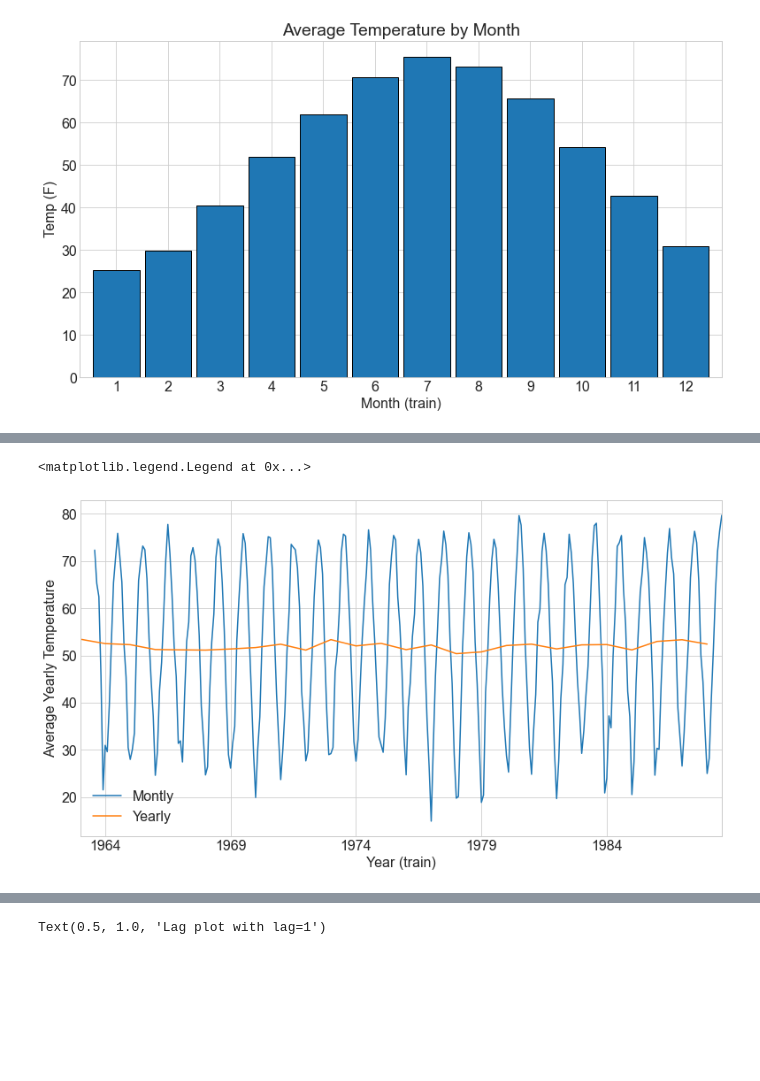
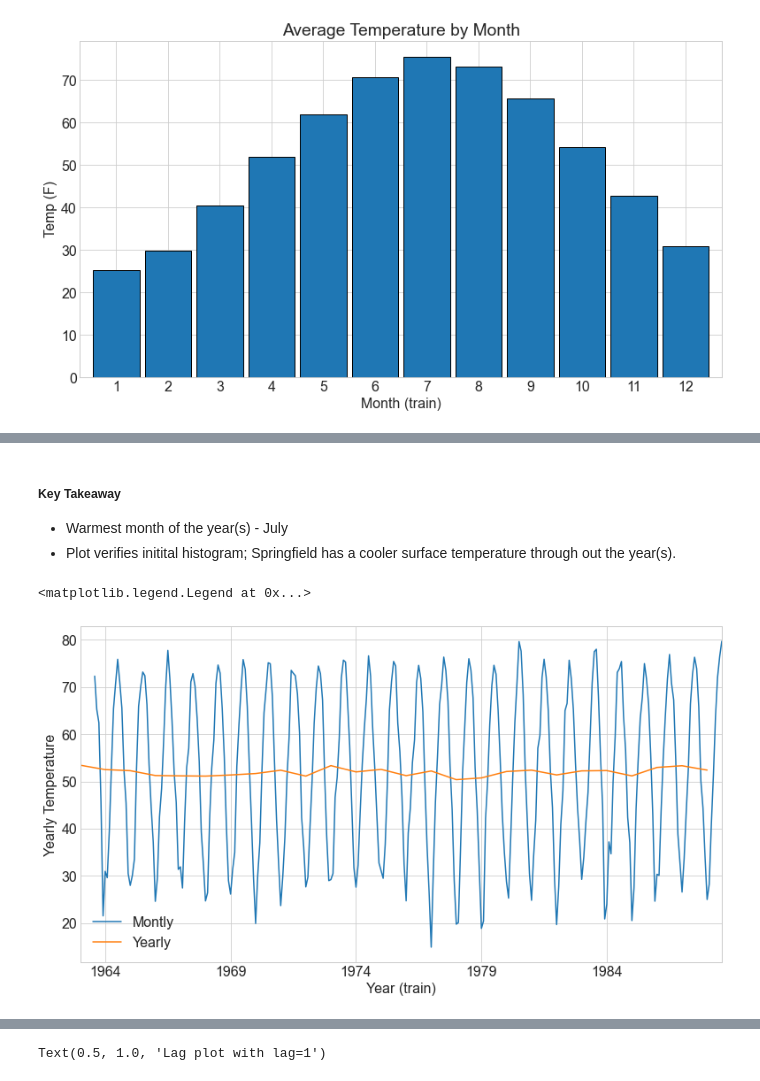
Before and after one commit to hrodjr/time-series-exercisess, a Jupyter notebook: time-series-e2e-exercise.ipynb, the cells around one changed output, grey strips where cells are left out. Drawn from its saved outputs; the diff is of its cells as text; code cells hidden in the pictures; blank space fills up the shorter version.

```diff
--- a/time-series-e2e-exercise.ipynb
+++ b/time-series-e2e-exercise.ipynb
@@ -183,9 +230,13 @@ y.plot(xlabel = 'Year (train)', ylabel = 'Average Temperature')
+# %% [markdown]
+##### Key Takeaway
+- Warmest month of the year(s) - July
+- Plot verifies initital histogram; Springfield has a cooler surface temperature through out the year(s).
 # %%
 y.resample('M').mean().plot( label='Montly')
-y.resample('Y').mean().plot(xlabel = 'Year (train)', ylabel = "Average Yearly Temperature", label='Yearly')
+y.resample('Y').mean().plot(xlabel = 'Year (train)', ylabel = "Yearly Temperature", label='Yearly')
 plt.legend()
 # %% [output]
 <matplotlib.legend.Legend at 0x...>
-[figure, old version]
+[figure, new version]
 # %%
 y.resample('Y').mean().diff().plot(label='Average year-to-year change in temperature')
```
Also changed, not shown: parts of 79 cells of this notebook, 1 other file.
